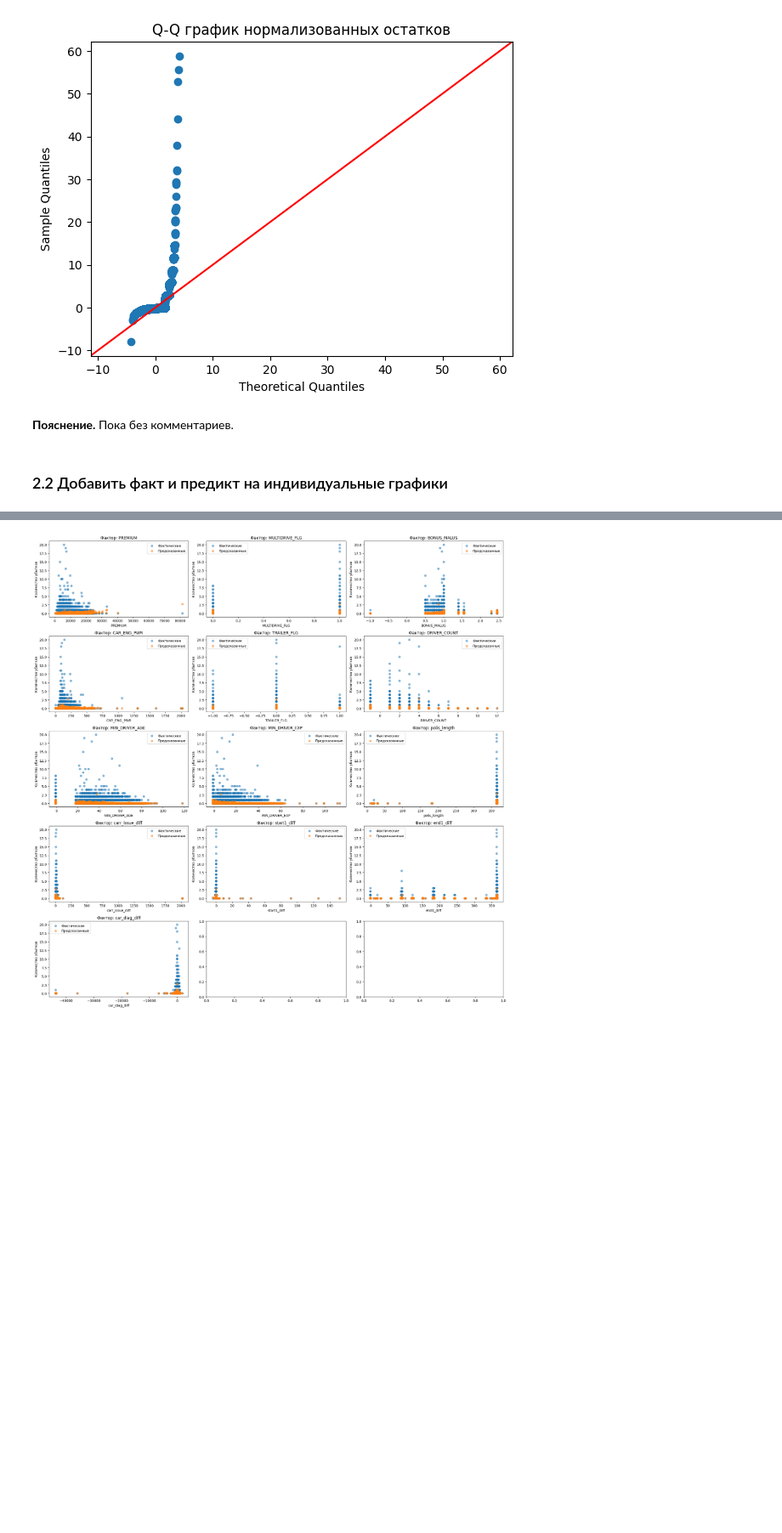
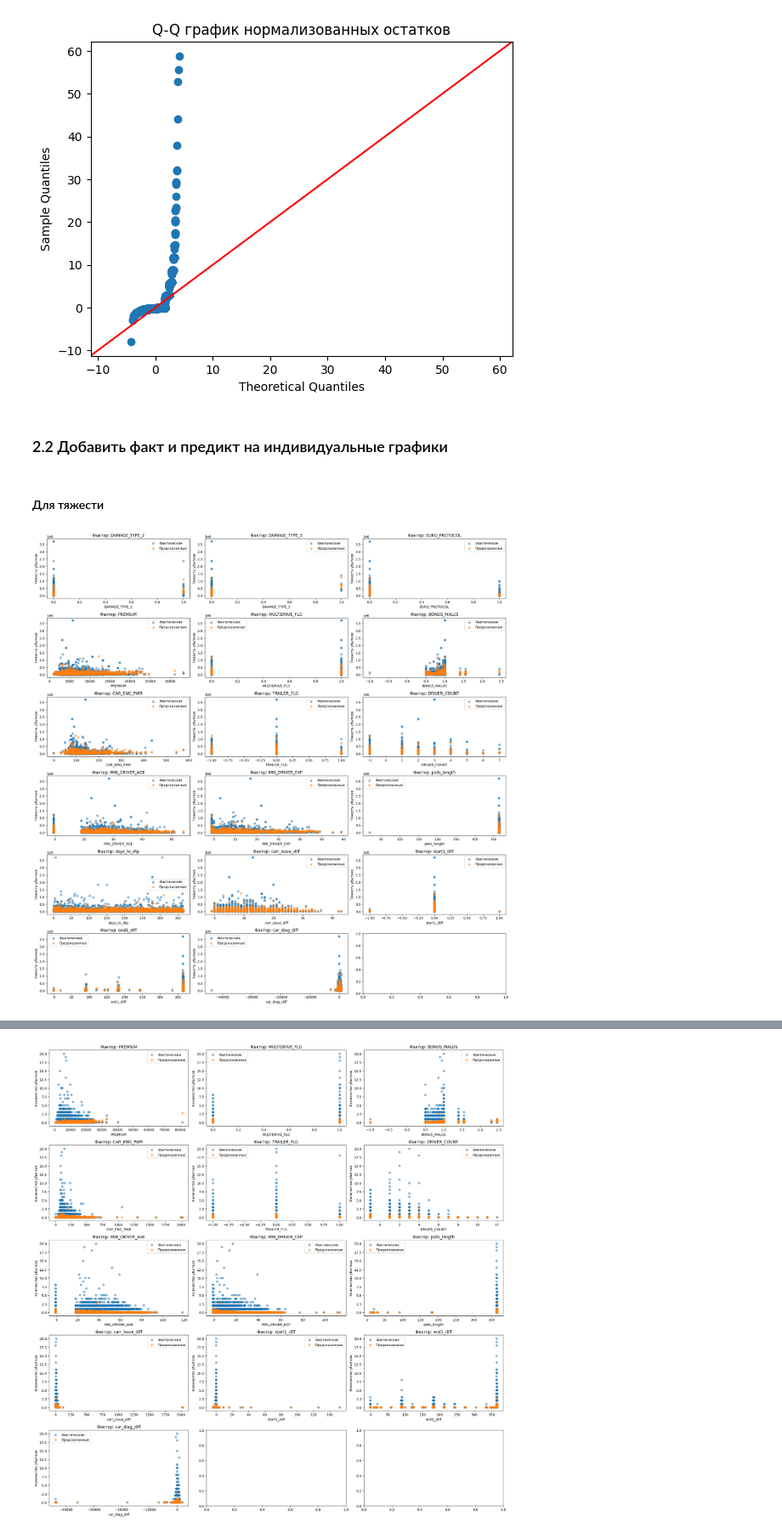
Before and after one commit to antroped/BDAktuarki, a Jupyter notebook: 167.ipynb, the cells around one changed output, grey strips where cells are left out. Shown at 85% size. Drawn from its saved outputs; the diff is of its cells as text; code cells hidden in the pictures; blank space fills up the shorter version.

```diff
--- a/167.ipynb
+++ b/167.ipynb
@@ -901,7 +901,23 @@ plt.title('Q-Q график нормализованных остатков')
 plt.show()
 # %% [output]
 [figure]
-# %% [markdown]
-**Пояснение.** Пока без комментариев.
 # %% [markdown]
 ### 2.2	Добавить факт и предикт на индивидуальные графики
+# %% [markdown]
+#### Для тяжести
+# %%
+fig, axes = plt.subplots(6, 3, figsize=(20, 20))
+
+for i, column in enumerate(X_train_severity.loc[:, 'DAMAGE_TYPE_2':'car_diag_diff']):
+    ax = axes[i // 3, i % 3]
+    ax.scatter(X_train_severity[column], y_train_severity, alpha=0.5, label='Фактические')
+    ax.scatter(X_train_severity[column], res_severity.fittedvalues, alpha=0.5, label='Предсказанные')
+    ax.set_xlabel(f'{column}')
+    ax.set_ylabel('Тяжесть убытков')
+    ax.set_title(f'Фактор: {column}')
+    ax.legend()
+
+plt.tight_layout()
+plt.show()
+# %% [output]
+[figure, added]
```
Also changed, not shown: parts of 12 cells of this notebook.
